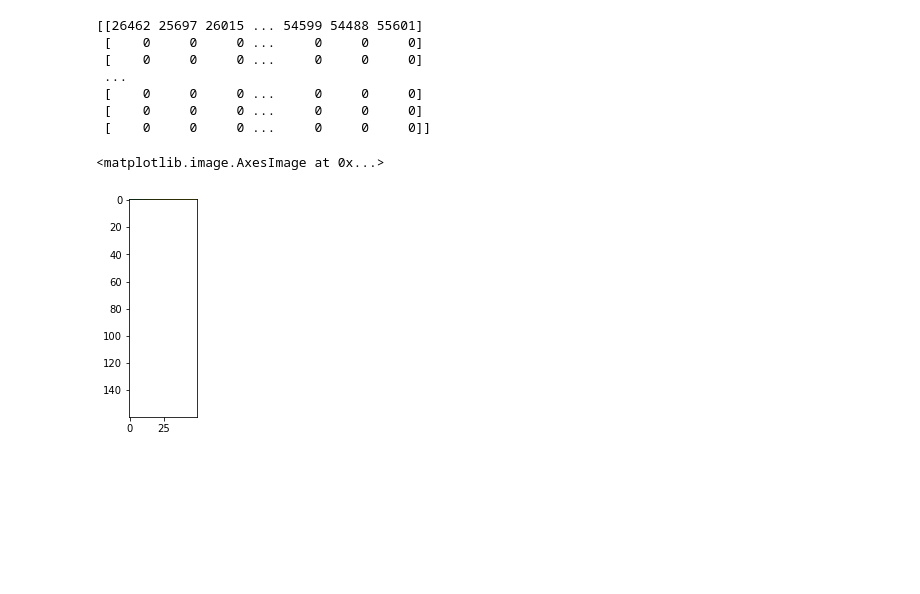
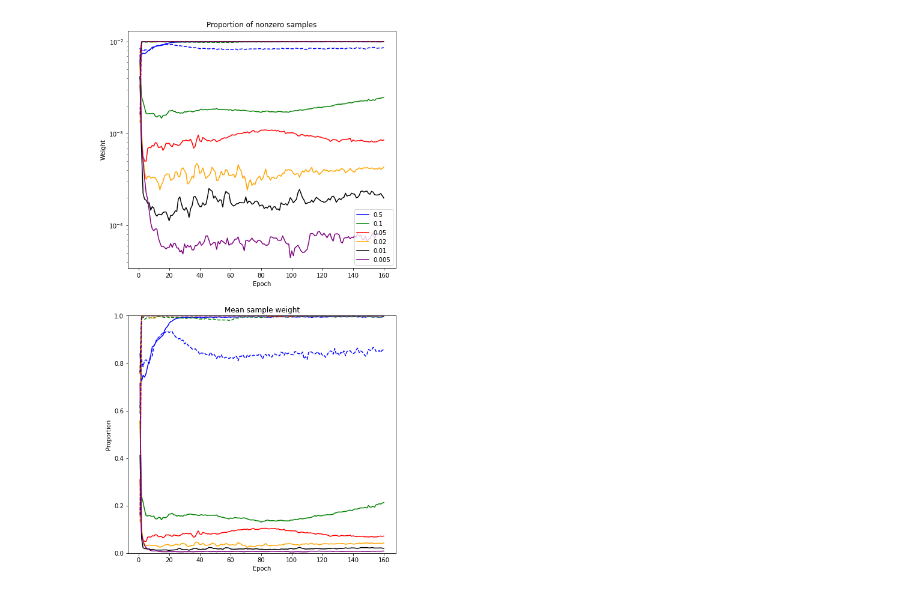
Before and after one commit to jimgammell/ece595ml_project, a Jupyter notebook: display_results.ipynb, the cells around one changed output. Cells and saved outputs as stored; diff of their text form; code cells hidden in the pictures; blank space fills up the shorter version.

```diff
--- a/display_results.ipynb
+++ b/display_results.ipynb
@@ -89,16 +51,34 @@ ax[2].grid()
-# %%
-(fig, ax) = plt.subplots(1, 1)
-histograms = [np.expand_dims(h[0], 1) for h in ltrwe_results['weights_hist'][1]]
-hist = np.concatenate(histograms, axis=1)
-print(hist)
-ax.imshow(np.log(hist), aspect='equal')
-# %% [output]
-[[26462 25697 26015 ... 54599 54488 55601]
- [    0     0     0 ...     0     0     0]
- [    0     0     0 ...     0     0     0]
- ...
- [    0     0     0 ...     0     0     0]
- [    0     0     0 ...     0     0     0]
- [    0     0     0 ...     0     0     0]]
-<matplotlib.image.AxesImage at 0x...>
-[figure, removed]
+# %%
+(fig, ax) = plt.subplots(2, 1, figsize=(8, 16))
+ax[0].set_xlabel('Epoch')
+ax[1].set_xlabel('Epoch')
+ax[0].set_ylabel('Weight')
+ax[1].set_ylabel('Proportion')
+ax[0].set_title('Proportion of nonzero samples')
+ax[1].set_title('Mean sample weight')
+
+def plot_weight_over_time(dicts, probs, colors):
+    for (results_dict, p, c) in zip(dicts, probs, colors):
+        x, y = results_dict['train_majority_weights_mean']
+        ax[0].plot(x, y, '-', color=c, label='{}'.format(p))
+        x, y = results_dict['train_minority_weights_mean']
+        ax[0].plot(x, y, '--', color=c)
+        ax[0].legend()
+        ax[0].set_yscale('log')
+
+def plot_count_over_time(dicts, probs, colors):
+    for (results_dict, p, c) in zip(dicts, probs, colors):
+        x, y = results_dict['train_majority_nonzero_samples']
+        y = y.astype(float)
+        y /= 5000*(1-p)
+        ax[1].plot(x, y, '-', color=c, label='{}'.format(p))
+        x, y = results_dict['train_minority_nonzero_samples']
+        y = y.astype(float)
+        y /= 5000*p
+        ax[1].plot(x, y, '--', color=c)
+        ax[1].set_ylim(0, 1)
+
+plot_weight_over_time(ltrwe_results, probs, colors)
+plot_count_over_time(ltrwe_results, probs, colors)
+# %% [output]
+[figure, added]
```
Also changed, not shown: parts of 1 cell of this notebook, 15 other files.
